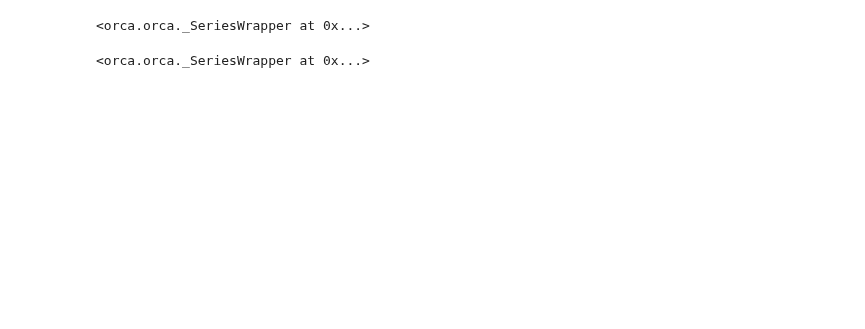
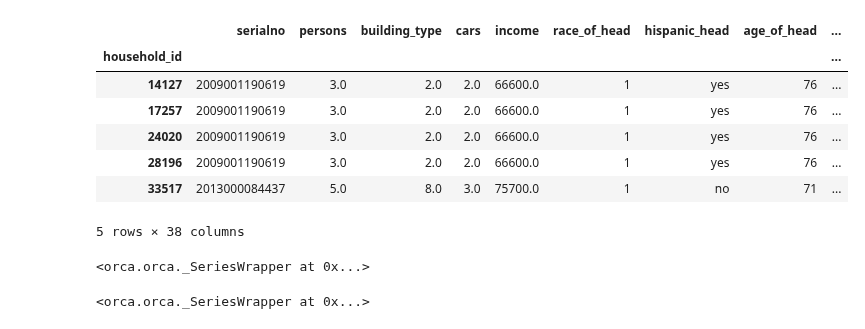
Before and after one commit to ual/ual_model_workspace, a Jupyter notebook: spring-2019-models/notebooks-juan/ML_Car_Ownership.ipynb, the cells around one changed output. Saved outputs shown, nothing was run; the diff lists cells and outputs as text; code cells hidden in the pictures; blank space fills up the shorter version.

```diff
--- a/spring-2019-models/notebooks-juan/ML_Car_Ownership.ipynb
+++ b/spring-2019-models/notebooks-juan/ML_Car_Ownership.ipynb
@@ -50 +164,14 @@ Total time to execute iteration 1 with iteration value None: 0.54 s
+# %%
+hh_merge['cars_alt'] = hh_merge['cars'].apply(lambda x: 0*(x==0)+ 1*(x==1)+2*(x==2)+3*(x>=3))
+# %%
+hh_merge.head(5)
+# %% [output]
+|  | serialno | persons | building_type | cars | income | race_of_head | hispanic_head | age_of_head | ... |
+| household_id |  |  |  |  |  |  |  |  | ... |
+| 14127 | 2009001190619 | 3.0 | 2.0 | 2.0 | 66600.0 | 1 | yes | 76 | ... |
+| 17257 | 2009001190619 | 3.0 | 2.0 | 2.0 | 66600.0 | 1 | yes | 76 | ... |
+| 24020 | 2009001190619 | 3.0 | 2.0 | 2.0 | 66600.0 | 1 | yes | 76 | ... |
+| 28196 | 2009001190619 | 3.0 | 2.0 | 2.0 | 66600.0 | 1 | yes | 76 | ... |
+| 33517 | 2013000084437 | 5.0 | 8.0 | 3.0 | 75700.0 | 1 | no | 71 | ... |
+5 rows × 38 columns
 # %%
```
Also changed, not shown: parts of 81 cells of this notebook.
